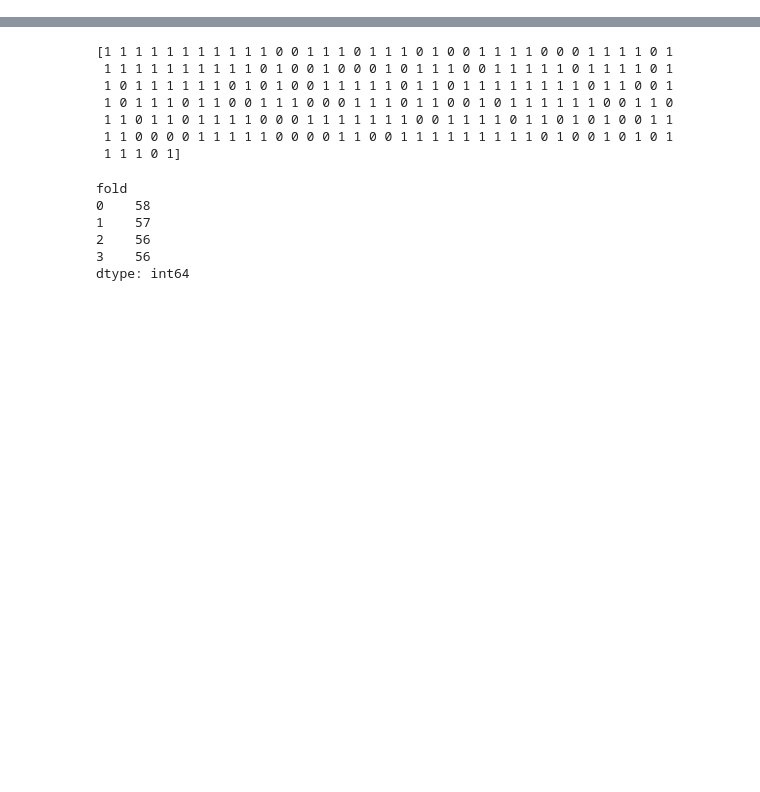
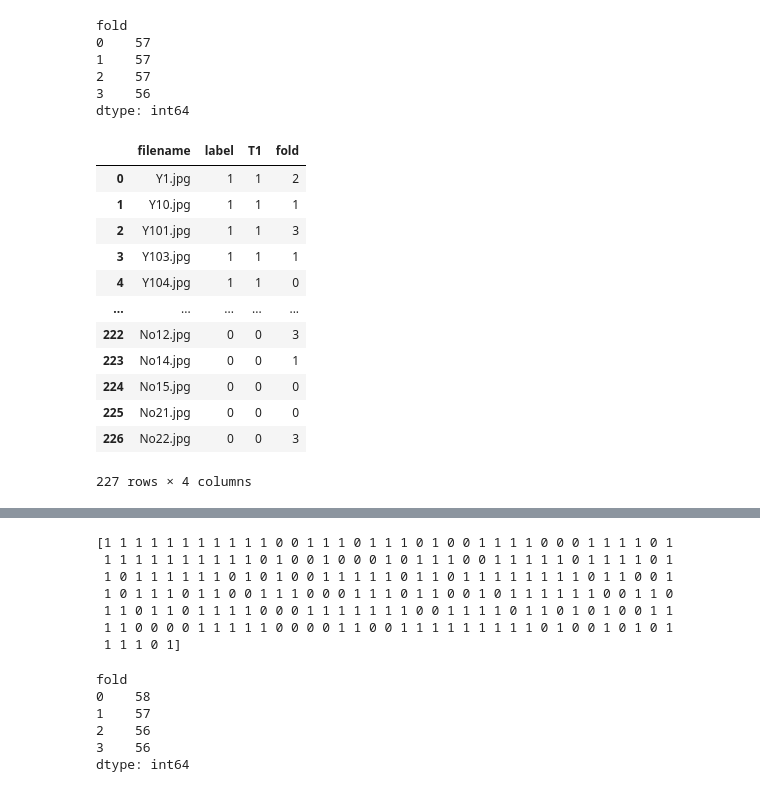
Before and after one commit to Term-inator/Brain-Tumor-Detection, a Jupyter notebook: preprocess.ipynb, the cells around one changed output, grey strips where cells are left out. Drawn from its saved outputs; the diff is of its cells as text; code cells hidden in the pictures; blank space fills up the shorter version.

Commit message:
train

```diff
--- a/preprocess.ipynb
+++ b/preprocess.ipynb
@@ -71,0 +28,36 @@ for i in range(len(path_lst)):
+# %%
+class CFG:
+    n_fold = 4
+    target_cols = ['label']
+# %%
+from sklearn.model_selection import StratifiedKFold, GroupKFold, KFold
+
+train = pd.read_csv('../input/RealTrain/' + 'data.csv')
+folds = train.copy()
+Fold = GroupKFold(n_splits=CFG.n_fold)
+groups = folds['filename'].values
+for n, (train_index, val_index) in enumerate(Fold.split(folds, folds[CFG.target_cols], groups)):
+  folds.loc[val_index, 'fold'] = int(n)
+folds['fold'] = folds['fold'].astype(int)
+display(folds.groupby('fold').size())
+display(folds)
+# %% [output]
+fold
+0    57
+1    57
+2    57
+3    56
+dtype: int64
+|  | filename | label | T1 | fold |
+| 0 | Y1.jpg | 1 | 1 | 2 |
+| 1 | Y10.jpg | 1 | 1 | 1 |
+| 2 | Y101.jpg | 1 | 1 | 3 |
+| 3 | Y103.jpg | 1 | 1 | 1 |
+| 4 | Y104.jpg | 1 | 1 | 0 |
+| ... | ... | ... | ... | ... |
+| 222 | No12.jpg | 0 | 0 | 3 |
+| 223 | No14.jpg | 0 | 0 | 1 |
+| 224 | No15.jpg | 0 | 0 | 0 |
+| 225 | No21.jpg | 0 | 0 | 0 |
+| 226 | No22.jpg | 0 | 0 | 3 |
+227 rows × 4 columns
```
Also changed, not shown: parts of 3 cells of this notebook, 2 other files.
